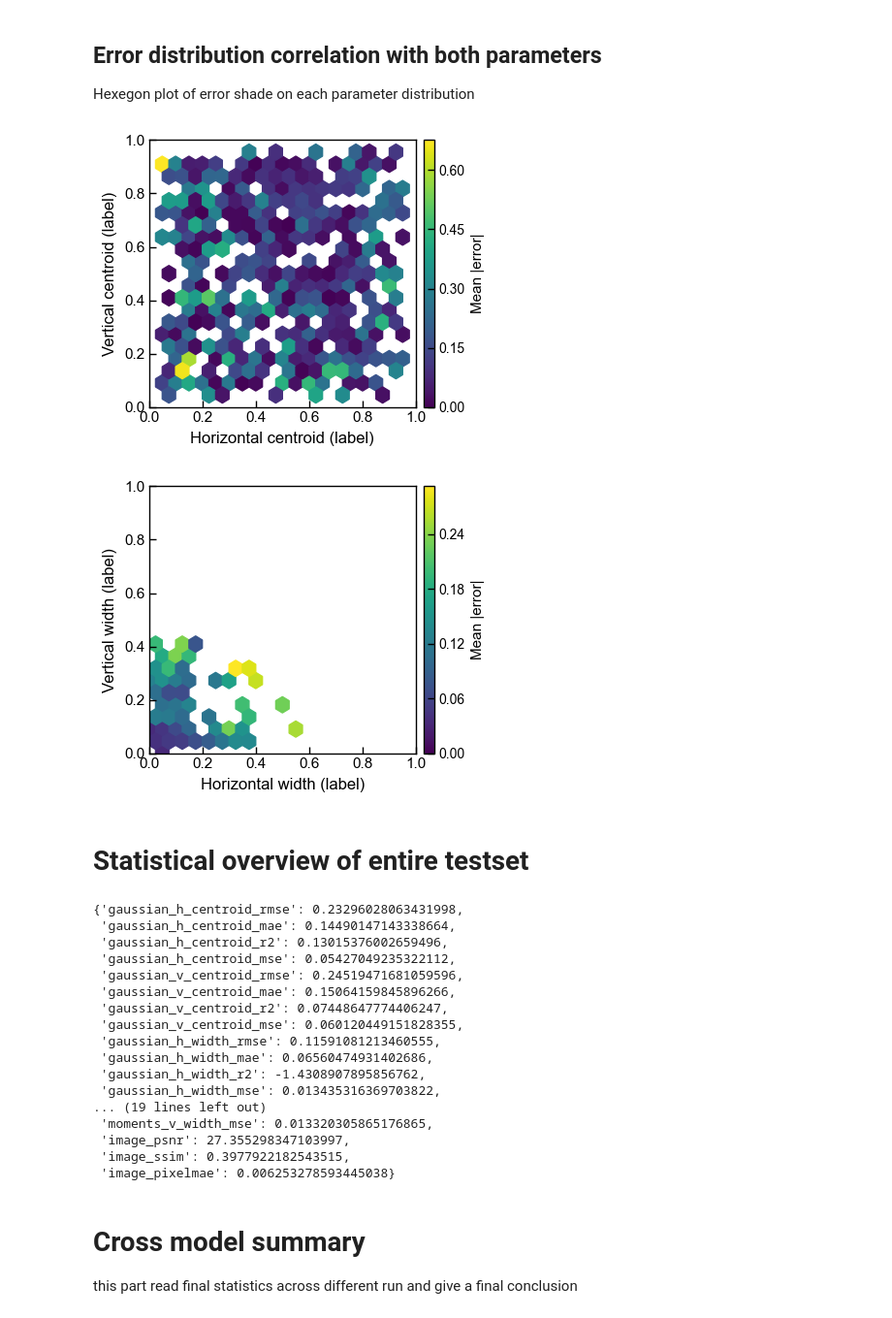
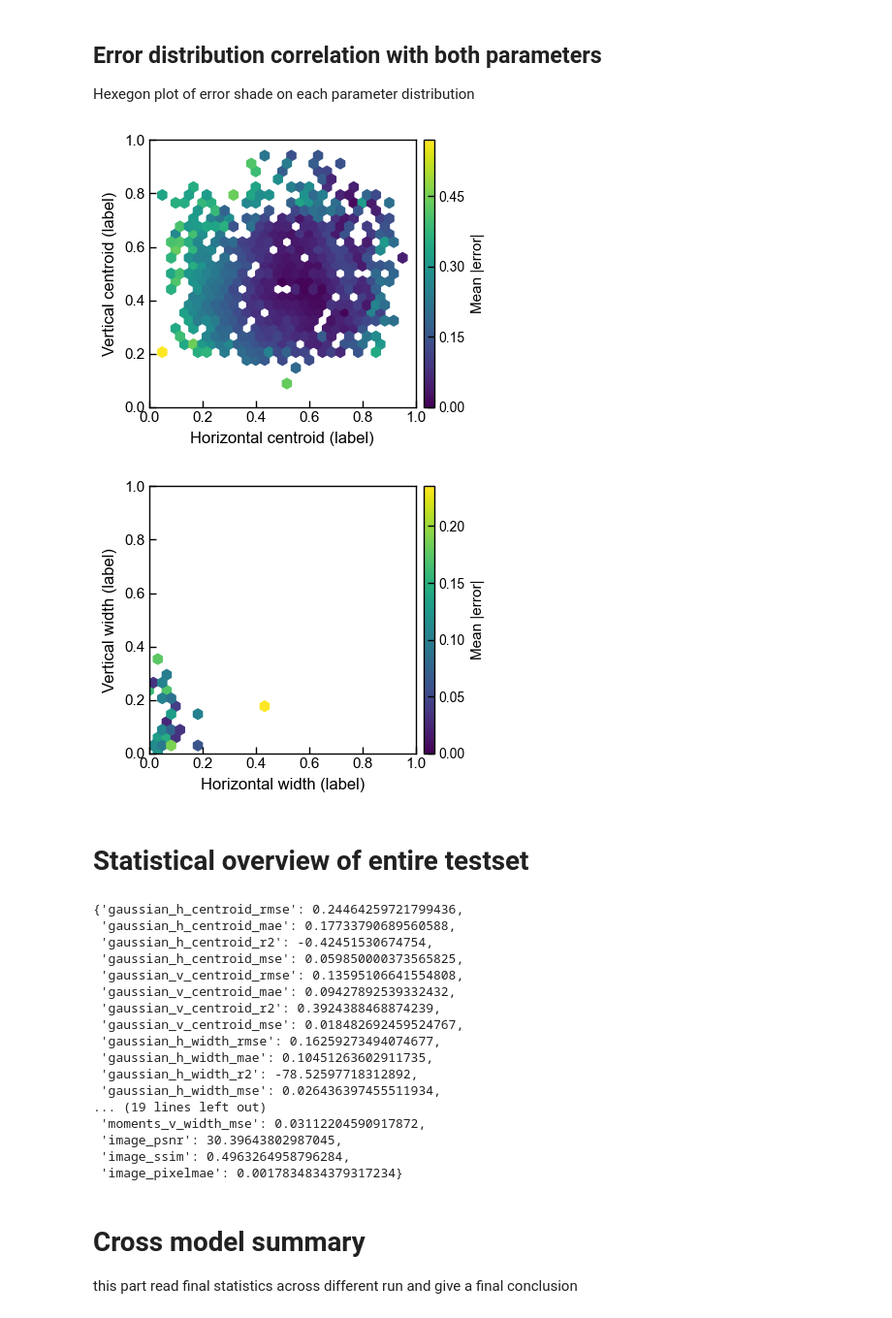
Before and after one commit to Andrew-XQY/fiber-image-reconstruction, a Jupyter notebook: notebooks/evaluation.ipynb, the cells around one changed output. Shown at 97% size. Saved outputs shown, nothing was run; the diff lists cells and outputs as text; code cells hidden in the pictures.

```diff
--- a/notebooks/evaluation.ipynb
+++ b/notebooks/evaluation.ipynb
@@ -18,7 +18,9 @@ Manually handle the practical complexity, by loading different trained models an
 import torch
 from models.CAE import Autoencoder2D
 
-model_name = "chromox_cropped_cae_line_scan_sgm"    # chromox_cae_random_scan; chromox_cropped_cae_line_scan_sgm; chromox_cropped_cae_random_scan; chromox_cropped_cae_random_scan_leakless
+# chromox_cae_random_scan; chromox_cropped_cae_line_scan_sgm; chromox_cropped_cae_random_scan; chromox_cropped_cae_random_scan_leakless
+# Model_trained_on_CHROMOX_only; Model_trained_on_CHROMOX_LASER_only;
+model_name = "Model_trained_on_CHROMOX_LASER_only"
 model_path = dirs["models"][model_name] # should point to model.pth
 device = torch.device("cuda" if torch.cuda.is_available() else "cpu")
 model = Autoencoder2D.load_model(
@@ -34,7 +36,8 @@ print(show_model_info(model))
 from xflow.utils.visualization import plot_image
 
 experiment_name = "CLEAR25"
-dataset_sources = ["processed_chromox_cropped"]  # ["processed_dmd", "processed_chromox", "processed_yag", "processed_chromox_laser", "processed_yag_laser", "processed_chromox_cropped"]'
+# ["processed_dmd", "processed_chromox", "processed_yag", "processed_chromox_laser", "processed_yag_laser", "processed_chromox_cropped", "2025-11-06"]'
+dataset_sources = ["processed_chromox"]
 
 config_manager = ConfigManager(
     load_config(
@@ -49,8 +52,8 @@ db_rel = config["dataset_structure"]["db"].lstrip("/\\")
 db_paths = [d / db_rel for d in dataset_dirs]
 
 eval_provider = SqlProvider(
-    sources={"connection": db_paths[0], "sql": config["sql"]["processed_chromox_random_scan_eval"]}, output_config={'list': "image_path"}
-)#.subsample(n_samples=300, seed=config["seed"])
+    sources={"connection": db_paths[0], "sql": config["sql"]["chromox_all"]}, output_config={'list': "image_path"}
+).subsample(n_samples=1000, seed=config["seed"])
 
 # pad abs path to db saved relative dirs.
 def set_parent_dir_in_node(node, parent_dir, first_only=True):
@@ -187,13 +189,17 @@ def drop_invalid_rows(df):
     mask = df.replace([np.inf, -np.inf], np.nan).notna().all(axis=1)
     return df.loc[mask].reset_index(drop=True)
 
-
 _DIMS_PARAMS = [
     ("h", "centroid"),
     ("v", "centroid"),
     ("h", "width"),
     ("v", "width"),
 ]
+
+"""Specific model to be evaluated, which guides the downstream plot to find the right folder"""
+# chromox_cae_random_scan; chromox_cropped_cae_line_scan_sgm; chromox_cropped_cae_random_scan; chromox_cropped_cae_random_scan_leakless
+# Model_trained_on_CHROMOX_only; Model_trained_on_CHROMOX_LASER_only； Model_trained_on_DMD_orth_SGM_inLab_150MB
+MODEL_NAME = "Model_trained_on_CHROMOX_LASER_only"
 # %% [markdown]
 ## Classic three statistical plots on testset
 (Scatter plot, residual plot and error distribution histogram)
@@ -516,7 +522,6 @@ def make_three_plots(
 # =========================================================
 # Global controls
 # =========================================================
-MODEL_NAME = "chromox_cropped_cae_line_scan_sgm"
 
 # 3 groups => 9 plots total
 # centroid/width use gaussian-prefixed columns
@@ -697,37 +702,36 @@ def plot_hex_error_2d(
 
     divider = make_axes_locatable(ax)
     cax = divider.append_axes("right", size="4%", pad=0.08)
     cb = fig.colorbar(hb, cax=cax)
     cb.set_label("Mean |error|", fontsize=CBAR_LABEL_SIZE)
 
     # Colorbar tick count + tick label size
     cb.locator = MaxNLocator(nbins=CBAR_NUM_TICKS)
     cb.update_ticks()
     cb.ax.tick_params(labelsize=CBAR_TICK_SIZE, length=TICK_MAJOR_LEN, width=TICK_WIDTH)
 
     return fig, ax
 
 
-gridsize = 20
+gridsize = 30
 range_mode = "full"   # "full" or "tight"
-MODEL_NAME = "chromox_cropped_cae_line_scan_sgm"  # chromox_cae_random_scan; chromox_cropped_cae_line_scan_sgm; chromox_cropped_cae_random_scan; chromox_cropped_cae_random_scan_leakless
 SAVE_PREFIX = "_"
 
 save_dir = dirs["save"]["model_inference"][MODEL_NAME]
 csv_path = os.path.join(save_dir, "beam_parameters.csv")
 
 df = load_beam_param_df(csv_path)
 df = add_gaussian_error_columns(df)
 df = drop_invalid_rows(df)   # blanket clean: drop any row with NaN/inf anywhere
 
 fig_c, _ = plot_hex_error_2d(df, param_type="centroid", gridsize=gridsize, range_mode=range_mode)
 fig_w, _ = plot_hex_error_2d(df, param_type="width",    gridsize=gridsize, range_mode=range_mode)
 
 fig_c.savefig(os.path.join(save_dir, f"{SAVE_PREFIX}gaussian_centroid_hex_error.png"), bbox_inches="tight")
 fig_w.savefig(os.path.join(save_dir, f"{SAVE_PREFIX}gaussian_width_hex_error.png"), bbox_inches="tight")
 # %% [output]
-[figure, old version]
+[figure, new version]
-[figure, old version]
+[figure, new version]
 # %% [markdown]
 # Statistical overview of entire testset
 # %%
@@ -867,7 +871,6 @@ def compute_fit_and_image_metrics(
     return results
 
 
-MODEL_NAME = "chromox_cropped_cae_line_scan_sgm"  # chromox_cae_random_scan; chromox_cropped_cae_line_scan_sgm; chromox_cropped_cae_random_scan; chromox_cropped_cae_random_scan_leakless
 save_dir = dirs["save"]["model_inference"][MODEL_NAME]
 csv_path = os.path.join(save_dir, "beam_parameters.csv")
 df = load_beam_param_df(csv_path)
@@ -888,23 +891,23 @@ metrics_dict = compute_fit_and_image_metrics(
 
 metrics_dict
 # %% [output]
-{'gaussian_h_centroid_rmse': 0.23296028063431998,
- 'gaussian_h_centroid_mae': 0.14490147143338664,
- 'gaussian_h_centroid_r2': 0.13015376002659496,
- 'gaussian_h_centroid_mse': 0.05427049235322112,
- 'gaussian_v_centroid_rmse': 0.24519471681059596,
- 'gaussian_v_centroid_mae': 0.15064159845896266,
- 'gaussian_v_centroid_r2': 0.07448647774406247,
- 'gaussian_v_centroid_mse': 0.060120449151828355,
- 'gaussian_h_width_rmse': 0.11591081213460555,
- 'gaussian_h_width_mae': 0.06560474931402686,
- 'gaussian_h_width_r2': -1.4308907895856762,
- 'gaussian_h_width_mse': 0.013435316369703822,
+{'gaussian_h_centroid_rmse': 0.24464259721799436,
+ 'gaussian_h_centroid_mae': 0.17733790689560588,
+ 'gaussian_h_centroid_r2': -0.42451530674754,
+ 'gaussian_h_centroid_mse': 0.059850000373565825,
+ 'gaussian_v_centroid_rmse': 0.13595106641554808,
+ 'gaussian_v_centroid_mae': 0.09427892539332432,
+ 'gaussian_v_centroid_r2': 0.3924388468874239,
+ 'gaussian_v_centroid_mse': 0.018482692459524767,
+ 'gaussian_h_width_rmse': 0.16259273494074677,
+ 'gaussian_h_width_mae': 0.10451263602911735,
+ 'gaussian_h_width_r2': -78.52597718312892,
+ 'gaussian_h_width_mse': 0.026436397455511934,
 ... (19 lines left out)
- 'moments_v_width_mse': 0.013320305865176865,
- 'image_psnr': 27.355298347103997,
- 'image_ssim': 0.3977922182543515,
- 'image_pixelmae': 0.006253278593445038}
+ 'moments_v_width_mse': 0.03112204590917872,
+ 'image_psnr': 30.39643802987045,
+ 'image_ssim': 0.4963264958796284,
+ 'image_pixelmae': 0.0017834834379317234}
 # %% [markdown]
 # Cross model summary
 this part read final statistics across different run and give a final conclusion
```
Also changed, not shown: parts of 4 cells of this notebook, 5 other files.
